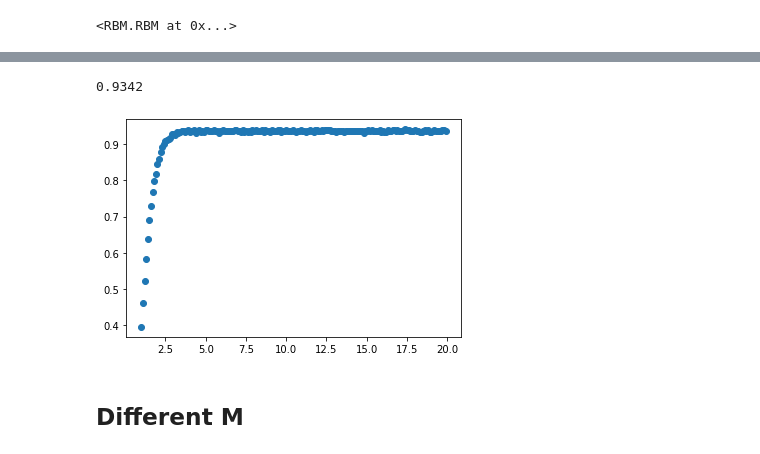
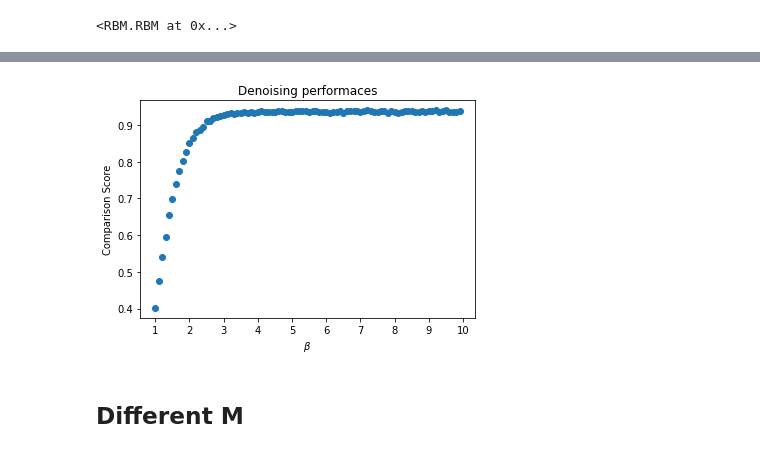
Before and after one commit to LorenzoBuriola/LoCP_moduleB, a Jupyter notebook: Week5/FPGheArt_exercise5.ipynb, the cells around one changed output, grey strips where cells are left out. Drawn from its saved outputs; the diff is of its cells as text; code cells hidden in the pictures.

```diff
--- a/Week5/FPGheArt_exercise5.ipynb
+++ b/Week5/FPGheArt_exercise5.ipynb
@@ -78,4 +78,5 @@ seq = [[int(i)*2-1 for i in seqstr[j]] for j in range(len(seqstr))]
 # %% [markdown]
 We can start using the RBM built during lesson, having three hidden nodes, 50 epochs, learning rate of 1 and a minibatch of 500 samples. This from now will be our default model.
 # %%
-my_rbm = rbm.RBM(random_state = 12).fit(v)
+my_rbm = rbm.RBM(random_state = 123)
+my_rbm.fit(v)
@@ -92,5 +91,6 @@ As expected from what we know from imput data, it seems that only two nodes are
 # %%
-my_rbm = rbm.RBM(M=2, random_state = 12).fit(v)
+my_rbm = rbm.RBM(M=2, random_state = 12)
+my_rbm.fit(v)
 # %% [output]
 <RBM.RBM at 0x...>
 # %% [markdown]
@@ -104,5 +104,5 @@ In order to measure the performance of the RBM we can use a score function. This
 # %%
-betas = list(np.arange(1,20,0.1))
+betas = list(np.arange(1,10,0.1))
 # %%
 scores_b = []
 for beta in betas:
@@ -123,16 +131,16 @@ plt.scatter(betas, scores_b)
 q=0.1
 fname = "DATA/dataRBM_clean4_q" + str(q) + ".csv"
 v_c = load(fname)
-# %%
-my_rbm.compare(v0, v_c, beta=5)
-# %% [output]
-0.9342
 # %%
 scores_comp = []
 for beta in betas:
     scores_comp.append(my_rbm.compare(v0,v_c, beta = beta))
 
 plt.scatter(betas, scores_comp)
+plt.title('Denoising performaces')
+plt.xlabel(r'$\beta$')
+plt.xticks(np.arange(1, 11, 1))
+plt.ylabel('Comparison Score')
 plt.show()
 # %% [output]
-[figure, old version]
+[figure, new version]
```
Also changed, not shown: parts of 11 cells of this notebook, 1 other file.
